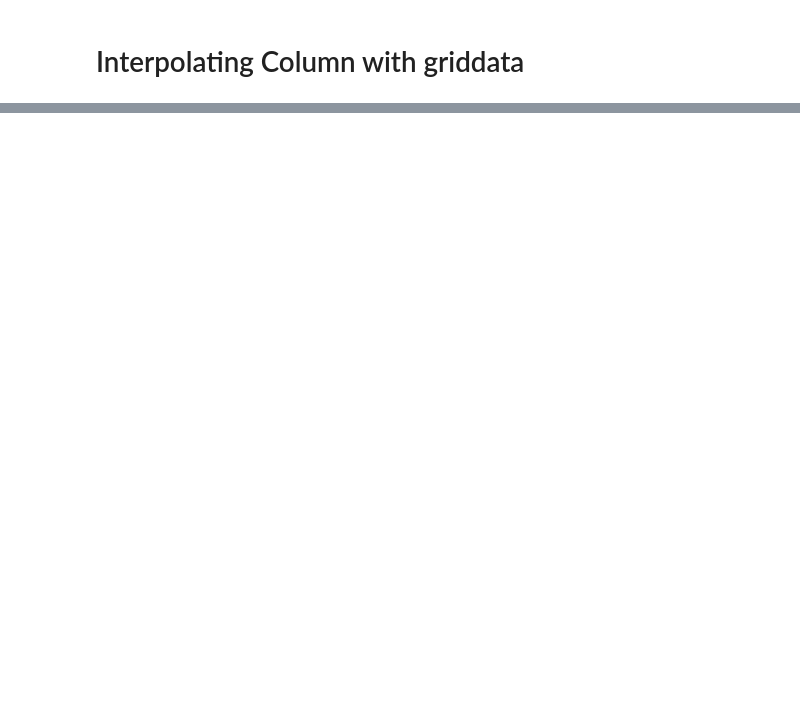
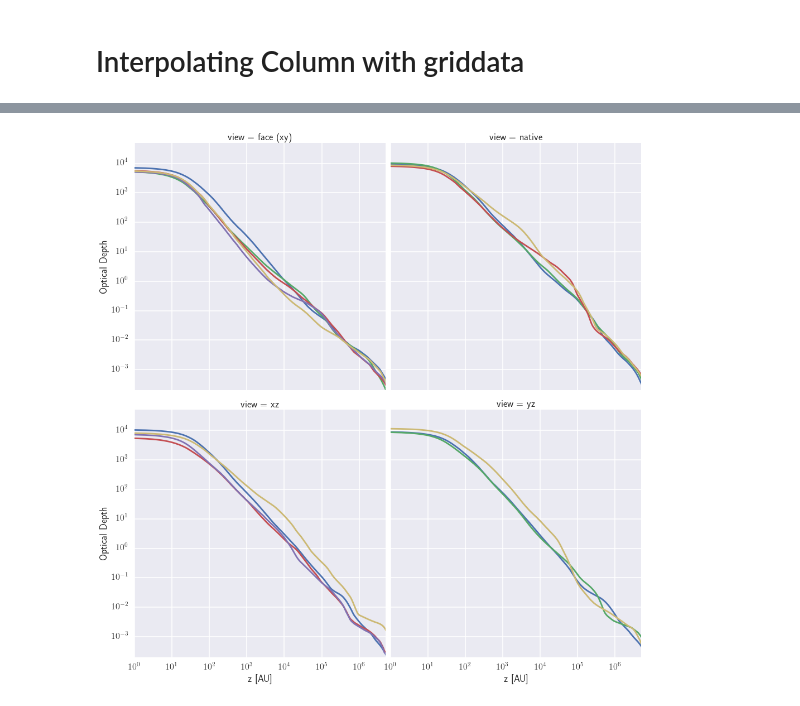
Before and after one commit to hummel/xray_notebooks, a Jupyter notebook: Column Density-Referee.ipynb, the cells around one changed output, grey strips where cells are left out. Cells and saved outputs as stored; diff of their text form; code cells hidden in the pictures; blank space fills up the shorter version.

```diff
--- a/Column Density-Referee.ipynb
+++ b/Column Density-Referee.ipynb
@@ -93,10 +161,12 @@ g.fig.subplots_adjust(wspace=.02)
 # %%
-g = sns.FacetGrid(optical_depth, col='view', hue='snapshot', col_wrap=2)
+g = sns.FacetGrid(optical_depth, col='view', hue='snapshot', col_wrap=2, size=7)
 g.map(plt.loglog, 'z', 'tau')
 g.set(xlim=(1,5e6), ylim=(2e-4, 5e4))
 g.set_xlabels('z [AU]')
 g.set_ylabels('Optical Depth')
 g.fig.subplots_adjust(wspace=.02)
+# %% [output]
+[figure, added]
 # %%
 g.fig.savefig('figures/optical_depth/optical_depth-r.png', bbox_inches='tight')
 # %%
```
Also changed, not shown: parts of 12 cells of this notebook.
